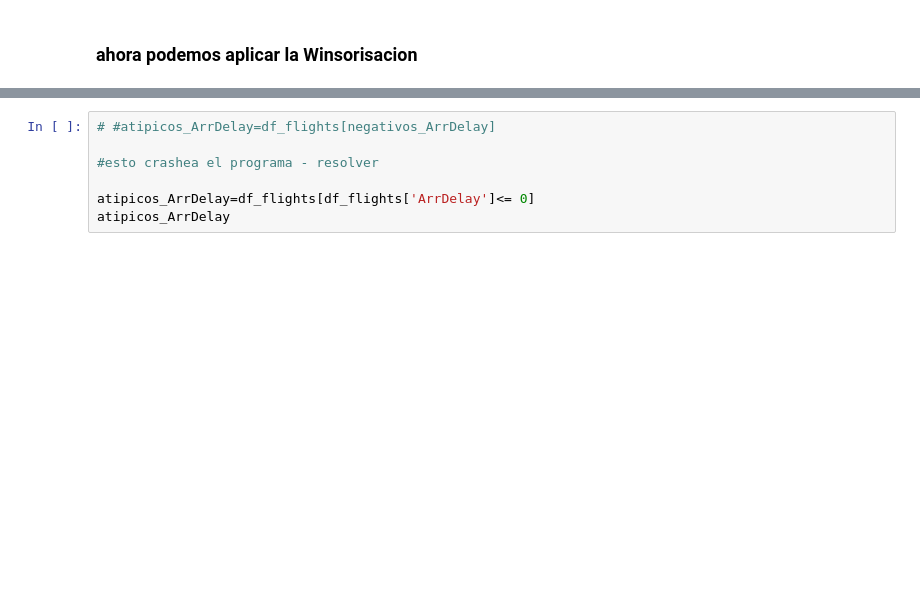
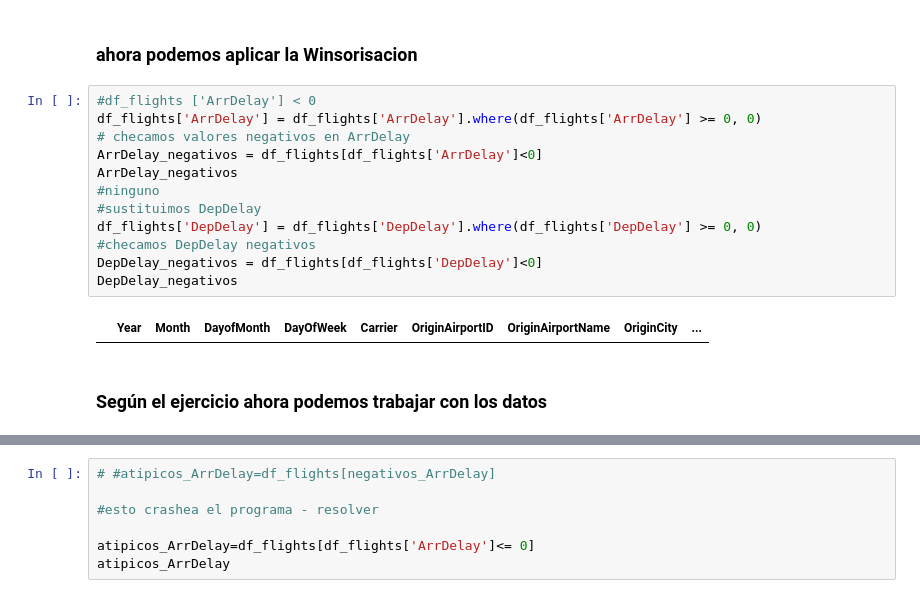
Before and after one commit to amnzmj/analisis-de-datos, a Jupyter notebook: csv_aereopuerto.ipynb, the cells around one changed output, grey strips where cells are left out. Cells and saved outputs as stored; diff of their text form; blank space fills up the shorter version.

Commit message:
winsorizacion ArrDelay, DepDelay

```diff
--- a/csv_aereopuerto.ipynb
+++ b/csv_aereopuerto.ipynb
@@ -170,3 +170,19 @@ Cancelled            0
 dtype: int64
 # %% [markdown]
 ### ahora podemos aplicar la Winsorisacion
+# %%
+#df_flights ['ArrDelay'] < 0
+df_flights['ArrDelay'] = df_flights['ArrDelay'].where(df_flights['ArrDelay'] >= 0, 0)
+# checamos valores negativos en ArrDelay
+ArrDelay_negativos = df_flights[df_flights['ArrDelay']<0]
+ArrDelay_negativos
+#ninguno
+#sustituimos DepDelay
+df_flights['DepDelay'] = df_flights['DepDelay'].where(df_flights['DepDelay'] >= 0, 0)
+#checamos DepDelay negativos
+DepDelay_negativos = df_flights[df_flights['DepDelay']<0]
+DepDelay_negativos
+# %% [output]
+|  | Year | Month | DayofMonth | DayOfWeek | Carrier | OriginAirportID | OriginAirportName | OriginCity | ... |
+# %% [markdown]
+### Según el ejercicio ahora podemos trabajar con los datos
```
Also changed, not shown: parts of 1 cell of this notebook.
